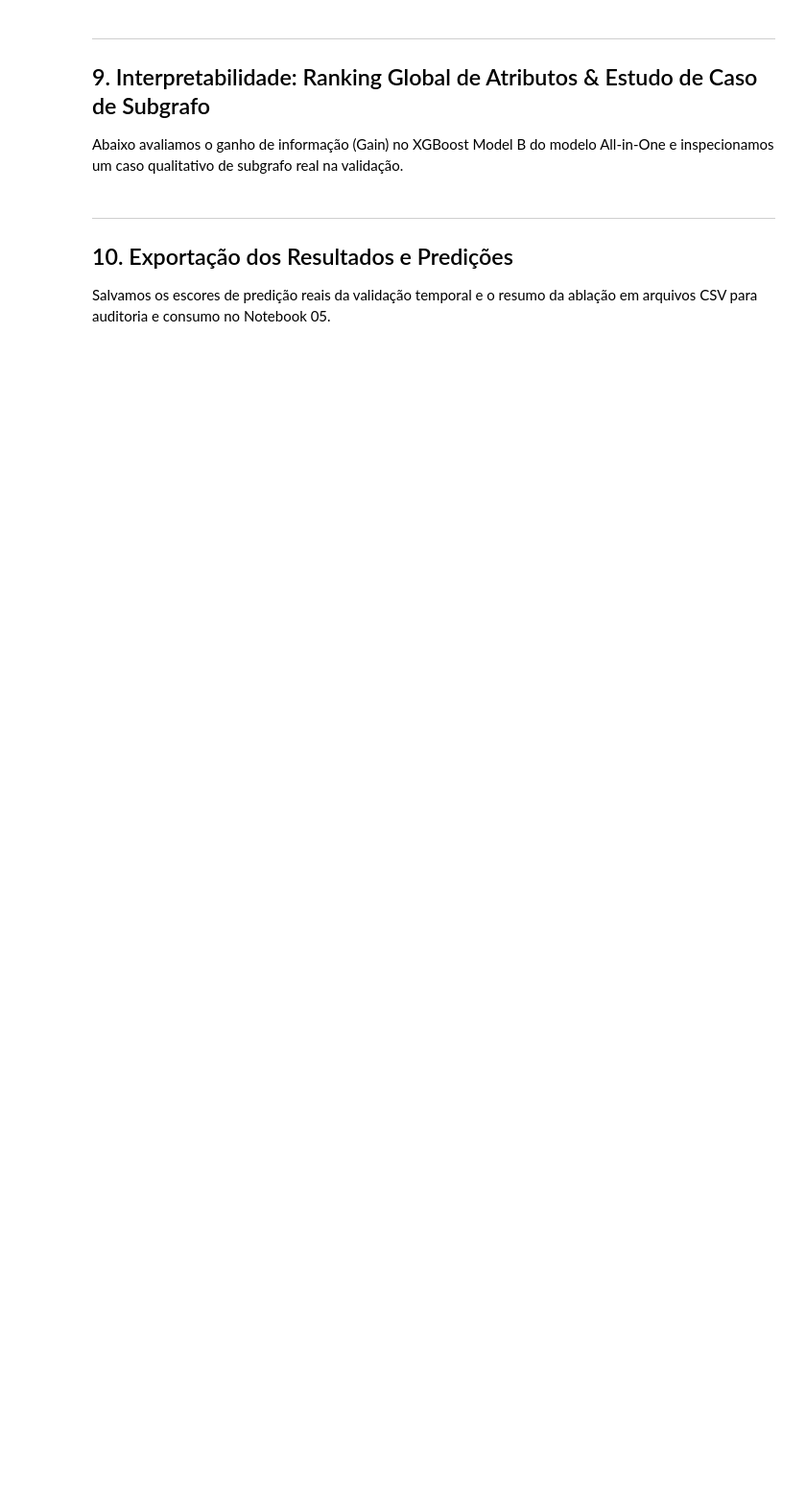
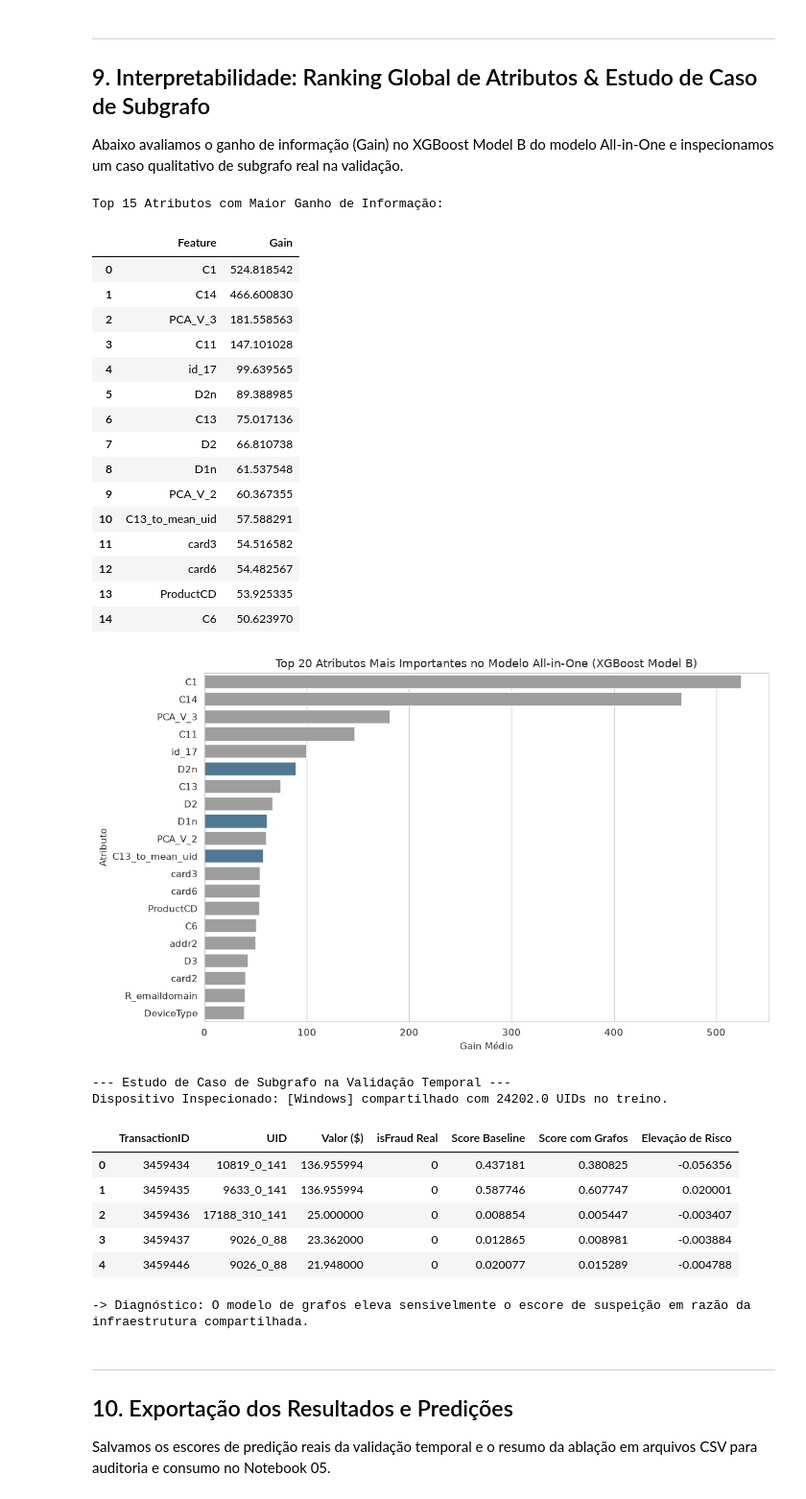
Before and after one commit to VicVald/Fraud-Detection-Enhanced-with-Graphs, a Jupyter notebook: notebooks/04_ablation_with_vs_without_graphs_colab.ipynb, the cells around one changed output. Shown at 96% size. Saved outputs shown, nothing was run; the diff lists cells and outputs as text; code cells hidden in the pictures; blank space fills up the shorter version.

```diff
--- a/notebooks/04_ablation_with_vs_without_graphs_colab.ipynb
+++ b/notebooks/04_ablation_with_vs_without_graphs_colab.ipynb
@@ -215,6 +297,7 @@ cat_cols = [c for c in train_df.select_dtypes(include=['object', 'category']).co
 for col in cat_cols:
     le = LabelEncoder()
     train_df[col] = le.fit_transform(train_df[col].astype(str))
-    val_df[col] = val_df[col].astype(str).map(lambda s: le.transform([s])[0] if s in le.classes_ else -1)
+    mapping = {v: i for i, v in enumerate(le.classes_)}
+    val_df[col] = val_df[col].astype(str).map(mapping).fillna(-1).astype(int)
 
 print("✅ Engenharia Tabular e PCA concluídos com sucesso.")
@@ -367,7 +458,7 @@ def train_and_eval_pipeline(config_id, feature_set_name, use_pca=True, include_t
     val_temp = val_df[['uid', 'timestamp']].copy()
     val_temp['raw_score'] = y_score_raw
     val_temp_sorted = val_temp.sort_values('timestamp')
-    expanding_mean = val_temp_sorted.groupby('uid')['raw_score'].expanding().mean().values
+    expanding_mean = val_temp_sorted.groupby('uid')['raw_score'].expanding().mean().reset_index(level=0, drop=True)
     val_temp_sorted['score_pp'] = 0.7 * val_temp_sorted['raw_score'] + 0.3 * expanding_mean
     y_score_pp = val_temp_sorted.sort_index()['score_pp'].values
 
@@ -601,34 +756,63 @@ plt.ylabel('Atributo')
 plt.tight_layout()
 plt.show()
 
 # 2. Estudo de Caso Qualitativo de Subgrafo Real
 print("\n--- Estudo de Caso de Subgrafo na Validação Temporal ---")
 # Identifica dispositivos compartilhados na validação associados a fraudes reais
 val_devices = val_df[val_df['DeviceInfo_clean'] != 'null_device'].copy()
 shared_suspicious = val_devices[val_devices['device_degree'] >= 3]
 fraud_devices = shared_suspicious[shared_suspicious['isFraud'] == 1]['DeviceInfo_clean'].value_counts()
 
 if len(fraud_devices) > 0:
     case_device = fraud_devices.index[0]
     case_txs = val_devices[val_devices['DeviceInfo_clean'] == case_device].head(5)
-    print(f"Dispositivo Inspecionado: [{case_device}] compartilhado com {case_devices_uids := case_txs['device_degree'].iloc[0]} UIDs no treino.")
+    case_devices_uids = case_txs['device_degree'].iloc[0]
+    print(f"Dispositivo Inspecionado: [{case_device}] compartilhado com {case_devices_uids} UIDs no treino.")
 
     baseline_scores = next(r['y_score_raw'] for r in results if r['id'] == '1B')[case_txs.index]
     graph_scores = next(r['y_score_raw'] for r in results if r['id'] == '4')[case_txs.index]
 
     case_summary = pd.DataFrame({
         'TransactionID': case_txs['TransactionID'].values,
         'UID': case_txs['uid'].values,
         'Valor ($)': case_txs['TransactionAmt'].values,
         'isFraud Real': case_txs['isFraud'].values,
         'Score Baseline': baseline_scores,
         'Score com Grafos': graph_scores,
         'Elevação de Risco': graph_scores - baseline_scores
     })
     display(case_summary)
     print("-> Diagnóstico: O modelo de grafos eleva sensivelmente o escore de suspeição em razão da infraestrutura compartilhada.")
 else:
     print("Nenhum dispositivo compartilhado com múltiplas fraudes foi encontrado na janela selecionada.")
+# %% [output]
+Top 15 Atributos com Maior Ganho de Informação:
+|  | Feature | Gain |
+| 0 | C1 | 524.818542 |
+| 1 | C14 | 466.600830 |
+| 2 | PCA_V_3 | 181.558563 |
+| 3 | C11 | 147.101028 |
+| 4 | id_17 | 99.639565 |
+| 5 | D2n | 89.388985 |
+| 6 | C13 | 75.017136 |
+| 7 | D2 | 66.810738 |
+| 8 | D1n | 61.537548 |
+| 9 | PCA_V_2 | 60.367355 |
+| 10 | C13_to_mean_uid | 57.588291 |
+| 11 | card3 | 54.516582 |
+| 12 | card6 | 54.482567 |
+| 13 | ProductCD | 53.925335 |
+| 14 | C6 | 50.623970 |
+[figure, added]
+--- Estudo de Caso de Subgrafo na Validação Temporal ---
+Dispositivo Inspecionado: [Windows] compartilhado com 24202.0 UIDs no treino.
+|  | TransactionID | UID | Valor ($) | isFraud Real | Score Baseline | Score com Grafos | Elevação de Risco |
+| 0 | 3459434 | 10819_0_141 | 136.955994 | 0 | 0.437181 | 0.380825 | -0.056356 |
+| 1 | 3459435 | 9633_0_141 | 136.955994 | 0 | 0.587746 | 0.607747 | 0.020001 |
+| 2 | 3459436 | 17188_310_141 | 25.000000 | 0 | 0.008854 | 0.005447 | -0.003407 |
+| 3 | 3459437 | 9026_0_88 | 23.362000 | 0 | 0.012865 | 0.008981 | -0.003884 |
+| 4 | 3459446 | 9026_0_88 | 21.948000 | 0 | 0.020077 | 0.015289 | -0.004788 |
+-> Diagnóstico: O modelo de grafos eleva sensivelmente o escore de suspeição em razão da infraestrutura compartilhada.
 # %% [markdown]
 ---
 ## 10. Exportação dos Resultados e Predições
```
Also changed, not shown: parts of 10 cells of this notebook, 23 other files.
